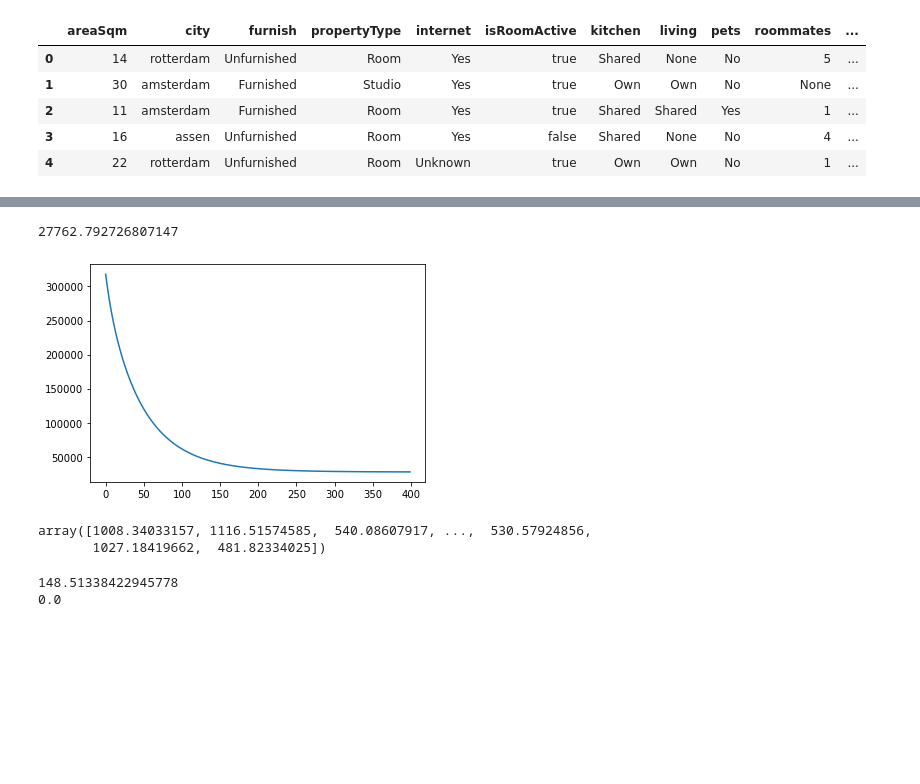
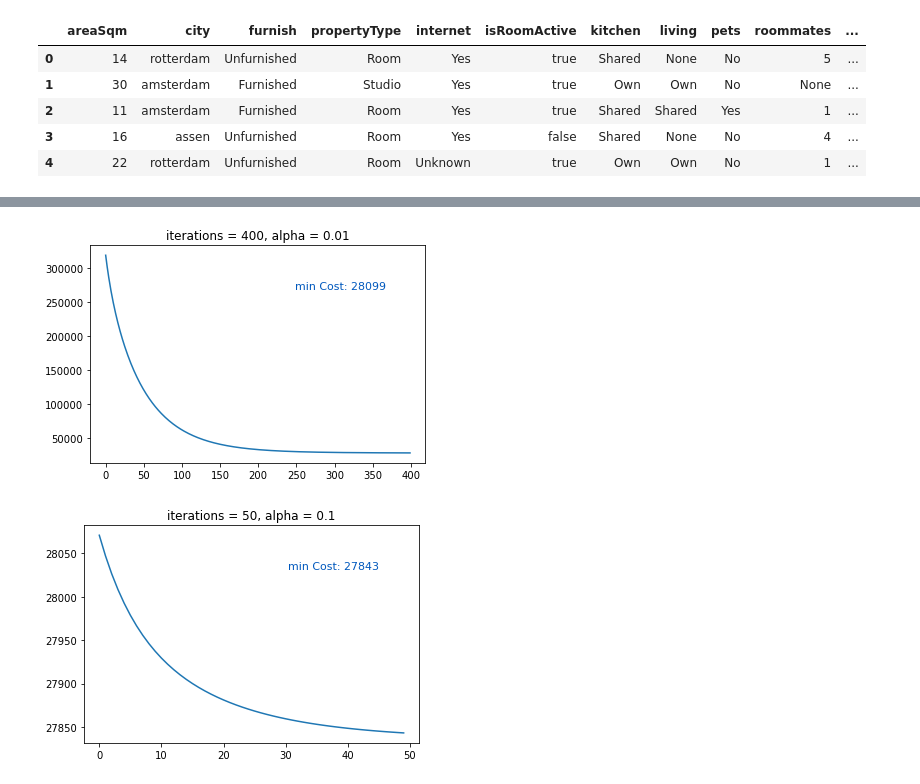
Before and after one commit to mabsilveira/Data-Science-Portfolio, a Jupyter notebook: PythonNumPy/netherlands-rent-properties-numpy/nrp-numpy-linreg.ipynb, the cells around one changed output, grey strips where cells are left out. Saved outputs shown, nothing was run; the diff lists cells and outputs as text; code cells hidden in the pictures; blank space fills up the shorter version.

```diff
--- a/PythonNumPy/netherlands-rent-properties-numpy/nrp-numpy-linreg.ipynb
+++ b/PythonNumPy/netherlands-rent-properties-numpy/nrp-numpy-linreg.ipynb
@@ -136,7 +137,8 @@ min          1.000000
 max       6450.000000
 dtype: float64
 # %%
-columnNamesRaw = ['areaSqm', 'city', 'furnish', 'propertyType', 'internet', 'isRoomActive', 'kitchen', 'living', 'pets', 'roommates', 'shower', 'smokingInside', 'toilet']
+columnNamesRaw = ['areaSqm', 'city', 'furnish', 'propertyType', 'internet', 'isRoomActive',
+                  'kitchen', 'living', 'pets', 'roommates', 'shower', 'smokingInside', 'toilet']
 
 Xraw = df[columnNamesRaw].copy()
 
@@ -164,7 +166,8 @@ Xraw['hasInternet'] = (Xraw.internet == 'Yes').astype(int)
 Xraw['allowsPets'] = (Xraw.pets == 'Yes').astype(int)
 Xraw['allowsSmokingInside'] = (Xraw.smokingInside == 'Yes').astype(int)
 # %%
-Xraw['isRoomActiveInt'] = Xraw.isRoomActive.fillna('true').map({'true': 1, 'false': 0})
+Xraw['isRoomActiveInt'] = Xraw.isRoomActive.fillna(
+    'true').map({'true': 1, 'false': 0})
 # %%
 dummy = pd.get_dummies(Xraw.propertyType)
 
@@ -185,11 +193,13 @@ Xraw = pd.concat([Xraw, kitchenRdyDummy, livingRdyDummy, showerRdyDummy, toiletR
 Xraw['roommatesUnknown'] = (Xraw.roommates == 'Unknown').astype(int)
 
 Xraw.roommates = Xraw.roommates.fillna(0)
-Xraw['roommatesInt'] = Xraw.roommates.apply(lambda x: 0 if x == 'None' or x is None else (9 if x == 'More than 8' else x))
-Xraw.roommatesInt = Xraw.roommatesInt.replace('Unknown', Xraw.loc[Xraw.roommatesInt != 'Unknown'].roommatesInt.astype(int).mean()).astype(float)
+Xraw['roommatesInt'] = Xraw.roommates.apply(
+    lambda x: 0 if x == 'None' or x is None else (9 if x == 'More than 8' else x))
+Xraw.roommatesInt = Xraw.roommatesInt.replace(
+    'Unknown', Xraw.loc[Xraw.roommatesInt != 'Unknown'].roommatesInt.astype(int).mean()).astype(float)
 # %%
-X = Xraw.drop(['city', 'furnish', 'propertyType', 'internet', 'isRoomActive', 'kitchen', 'living', 'kitchenRdy', 'livingRdy'
-               , 'pets', 'roommates', 'shower', 'showerRdy', 'smokingInside', 'toilet', 'toiletRdy', 'y'], axis=1) #, inplace=True)
+X = Xraw.drop(['city', 'furnish', 'propertyType', 'internet', 'isRoomActive', 'kitchen', 'living', 'kitchenRdy', 'livingRdy',
+               'pets', 'roommates', 'shower', 'showerRdy', 'smokingInside', 'toilet', 'toiletRdy', 'y'], axis=1)  # , inplace=True)
 
 X.value_counts()
 # %% [output]
@@ -279,15 +270,40 @@ alpha = 0.01
-# %%
-theta, J_history = gradient_descent(train_X, train_y, theta, alpha, iterations)
-plt.plot(J_history)
-J_history[-1]
-# %% [output]
-27762.792726807147
-[figure, removed]
-# %%
-predict(train_X, theta)
-# %% [output]
-array([1008.34033157, 1116.51574585,  540.08607917, ...,  530.57924856,
-       1027.18419662,  481.82334025])
+# %%
+# Testing iterations and alpha values
+
+train_X, val_X, train_y, val_y = train_test_split(X, y)
+
+train_X = train_X.to_numpy()
+train_X, mu, sigma = feature_norm(train_X)
+train_y = train_y.to_numpy()
+
+shape = train_X.shape
+m = shape[0]
+j = shape[1]+1
+train_X = np.c_[np.ones(m), train_X]
+theta = np.ones(j)
+
+iterations = 400
+alpha = 0.01
+theta, J_history = gradient_descent(train_X, train_y, theta, alpha, iterations)
+fig1, ax1 = plt.subplots()
+ax1.plot(J_history)
+ax1.set_title('iterations = 400, alpha = 0.01')
+ax1.annotate(f'min Cost: {round(J_history[-1])}', xy=(0.61,0.8),xycoords='axes fraction',
+             fontsize=11, color= [0, 0.3470, 0.7410])
+
+iterations = 50
+alpha = 0.1
+theta, J_history = gradient_descent(train_X, train_y, theta, alpha, iterations)
+fig2, ax2 = plt.subplots()
+ax2.plot(J_history);
+ax2.set_title('iterations = 50, alpha = 0.1')
+ax2.annotate(f'min Cost: {round(J_history[-1])}', xy=(0.61,0.8),xycoords='axes fraction',
+             fontsize=11, color= [0, 0.3470, 0.7410])
+
+plt.show()
+# %% [output]
+[figure, added]
+[figure, added]
 # %%
 mean_absolute_error_arr = np.zeros(5)
 r_squared_arr = np.zeros(5)
@@ -310,6 +325,0 @@ for x in range(5):
-# %%
-print(mean_absolute_error_arr.mean())
-print(r_squared_arr.mean())
-# %% [output]
-148.51338422945778
-0.0
```
Also changed, not shown: parts of 10 cells of this notebook.
